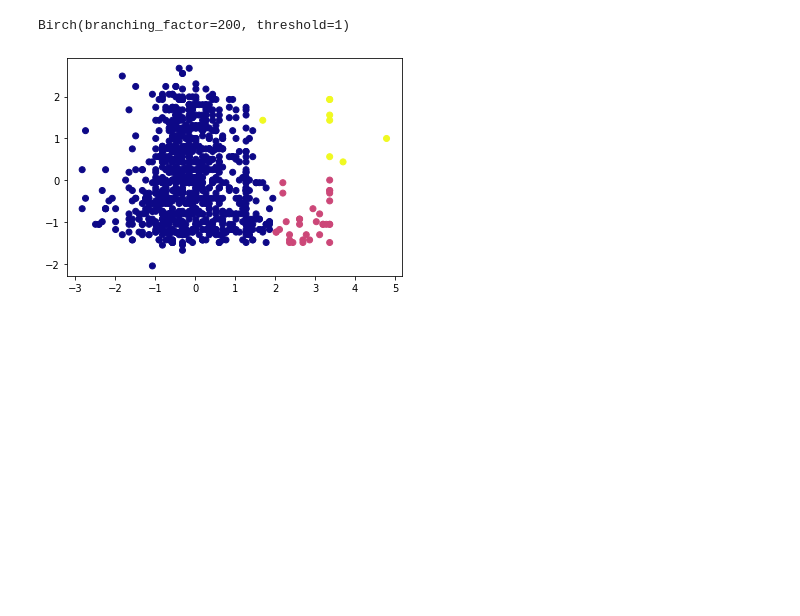
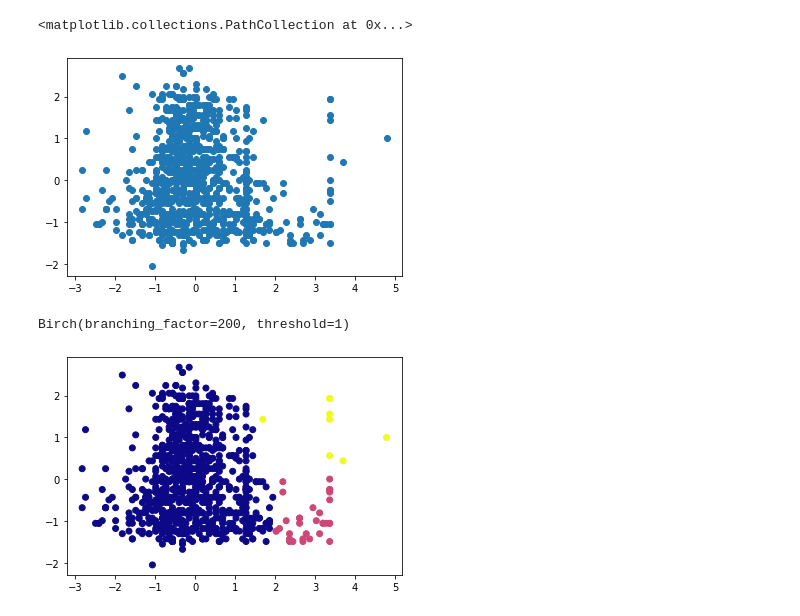
Before and after one commit to DAFFA4EVER/Clustering-Glow-2022, a Jupyter notebook: Clustering BIRCH.ipynb, the cells around one changed output. Saved outputs shown, nothing was run; the diff lists cells and outputs as text; code cells hidden in the pictures; blank space fills up the shorter version.

```diff
--- a/Clustering BIRCH.ipynb
+++ b/Clustering BIRCH.ipynb
@@ -43,6 +43,11 @@ a, b = 2, 10  # 1,9  2,10  6,10 # DBSCAN 5,7
 x, y, x_label, y_label, users, csv_data, og_x, og_y = read_csv(a, b, 'tripadvisor_review.csv', 'std')
 
 X = np.array(list(zip(x, y))).reshape(len(x), 2)
+# %%
+plt.scatter(X[:,0], X[:,1], cmap='plasma')
+# %% [output]
+<matplotlib.collections.PathCollection at 0x...>
+[figure, added]
 # %%
 bclust=Birch(branching_factor=200, threshold = 1).fit(X)
 print(bclust)
```
Also changed, not shown: parts of 1 cell of this notebook, 2 other files.
